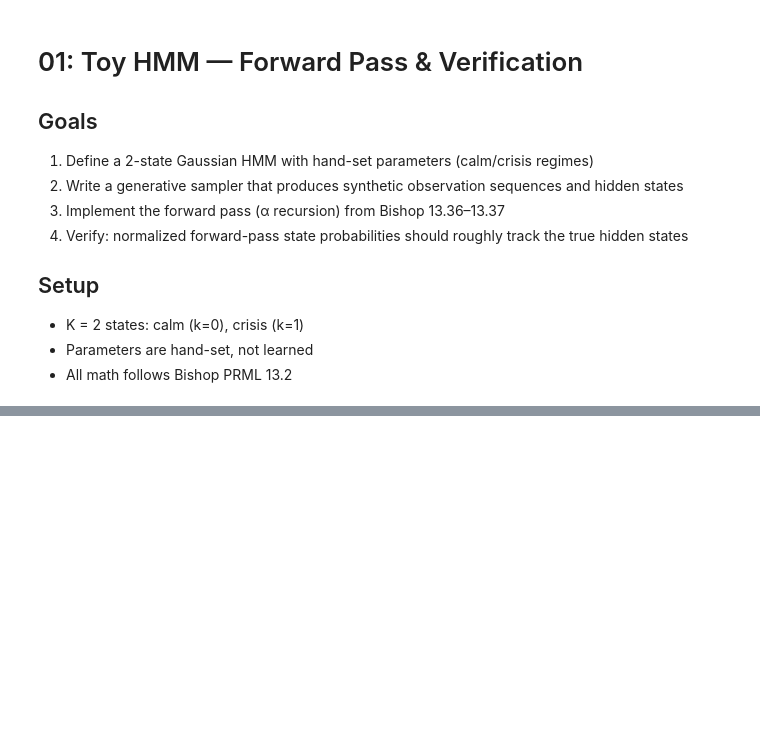
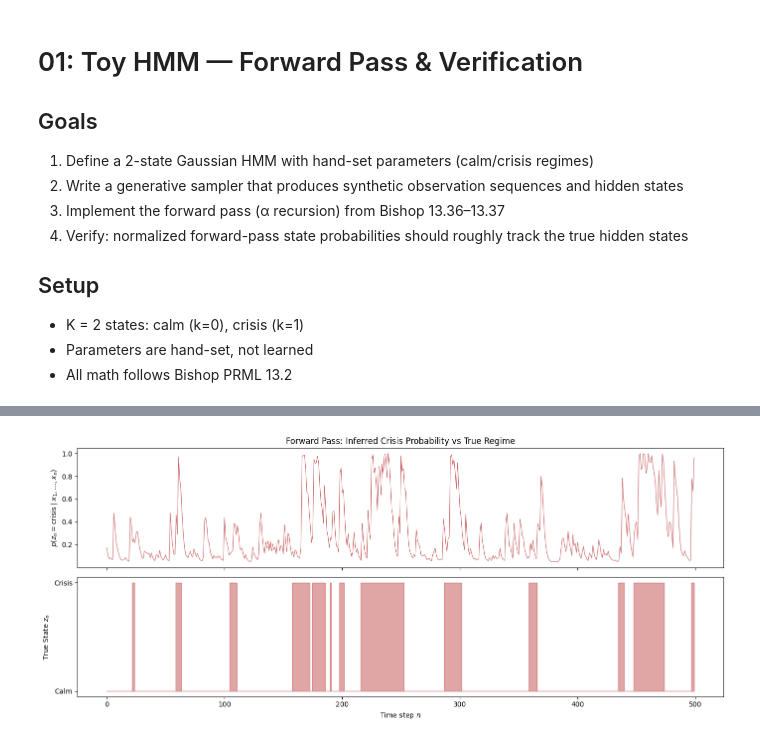
Before and after one commit to capple217/conformal-regime-prediction, a Jupyter notebook: notebooks/hmm_toy.ipynb, the cells around one changed output, grey strips where cells are left out. Saved outputs shown, nothing was run; the diff lists cells and outputs as text; code cells hidden in the pictures; blank space fills up the shorter version.

Commit message:
Forward pass implementation success, now gonna fully implement forward-backward algorithm before committing to EM alg

```diff
--- a/notebooks/hmm_toy.ipynb
+++ b/notebooks/hmm_toy.ipynb
@@ -67,10 +67,42 @@ def forward_pass(observations, pi, A, mu, sigma_squared):
     alpha = np.zeros((N, 2))
 
     # alpha initialization:
-    # initial state probability * emissino density
+    # initial state probability * emission density
     for k in range(2):
-        alpha[0,k] = pi[k] * norm.pdf(observations[0], loc=mu[k], scale=sqrt(sigma_squared[k]))
+        alpha[0,k] = pi[k] * norm.pdf(observations[0], loc=mu[k], scale=np.sqrt(sigma_squared[k]))
+    # Need to normalize here since values underflow
+    alpha[0, :] /= alpha[0, :].sum()
 
     for n in range(1, N):
         for k in range(2):
-            alpha[n,k] =
+            # emission probability of x_n under state k, multiplied by
+            # the sum over all previous states j
+            alpha[n,k] = norm.pdf(observations[n], loc=mu[k], scale=np.sqrt(sigma_squared[k]))
+            previous_states = 0
+            for j in range(2):
+                previous_states += alpha[n-1, j] * A[j, k]
+            alpha[n, k] *= previous_states
+        # Underflow protection
+        alpha[n, :] /= alpha[n, :].sum()
+
+    return alpha
+# %%
+alpha = forward_pass(observations, pi, A, mu, sigma_squared)
+
+# Plot inferred crisis probability vs true state
+fig, (ax1, ax2) = plt.subplots(2, 1, figsize=(14, 6), sharex=True)
+
+ax1.plot(alpha[:, 1], color='firebrick', alpha=0.7, linewidth=0.8)
+ax1.set_ylabel('$p(z_n = \\mathrm{crisis} \\mid x_1, \\ldots, x_n)$')
+ax1.set_title('Forward Pass: Inferred Crisis Probability vs True Regime')
+
+ax2.fill_between(range(N), states, alpha=0.4, color='firebrick', step='mid')
+ax2.set_ylabel('True State $z_n$')
+ax2.set_xlabel('Time step $n$')
+ax2.set_yticks([0, 1])
+ax2.set_yticklabels(['Calm', 'Crisis'])
+
+plt.tight_layout()
+plt.show()
+# %% [output]
+[figure, added]
```
Also changed, not shown: parts of 1 cell of this notebook.
